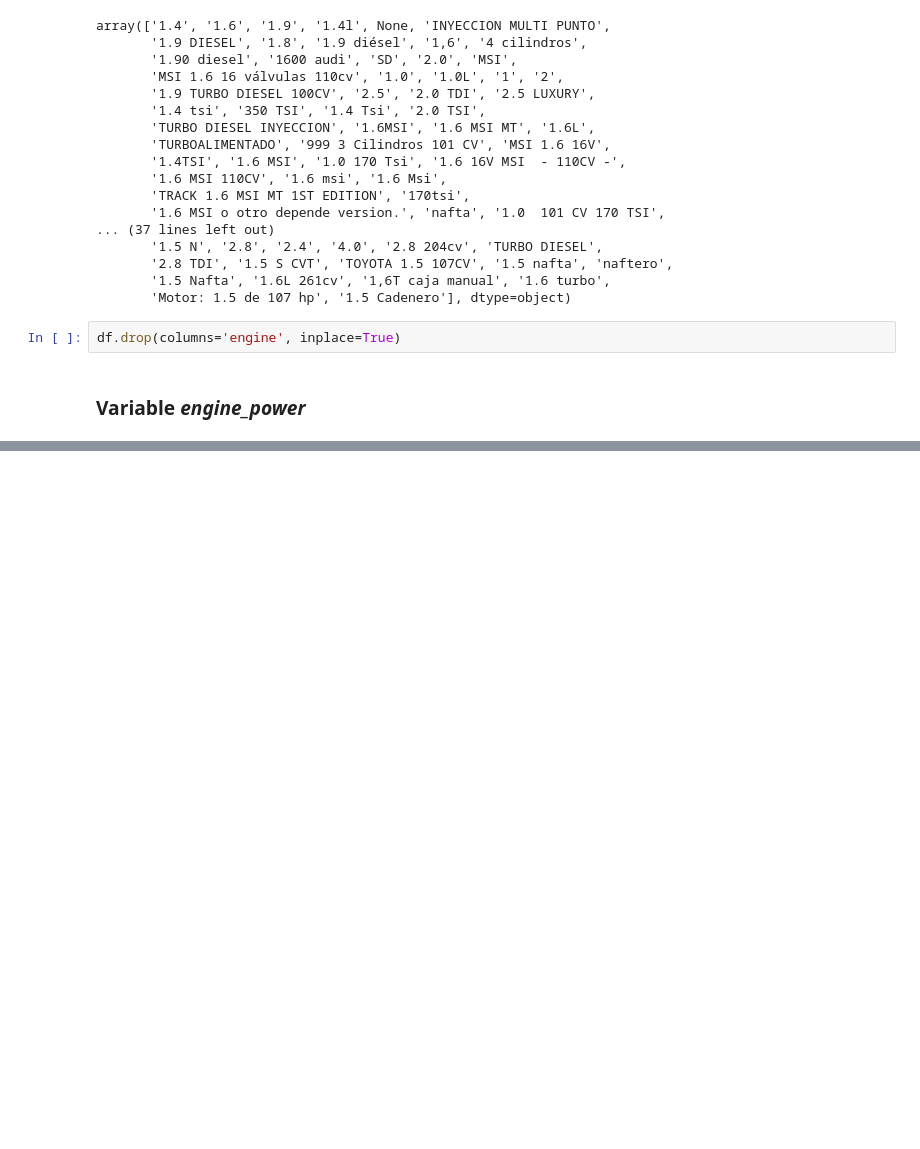
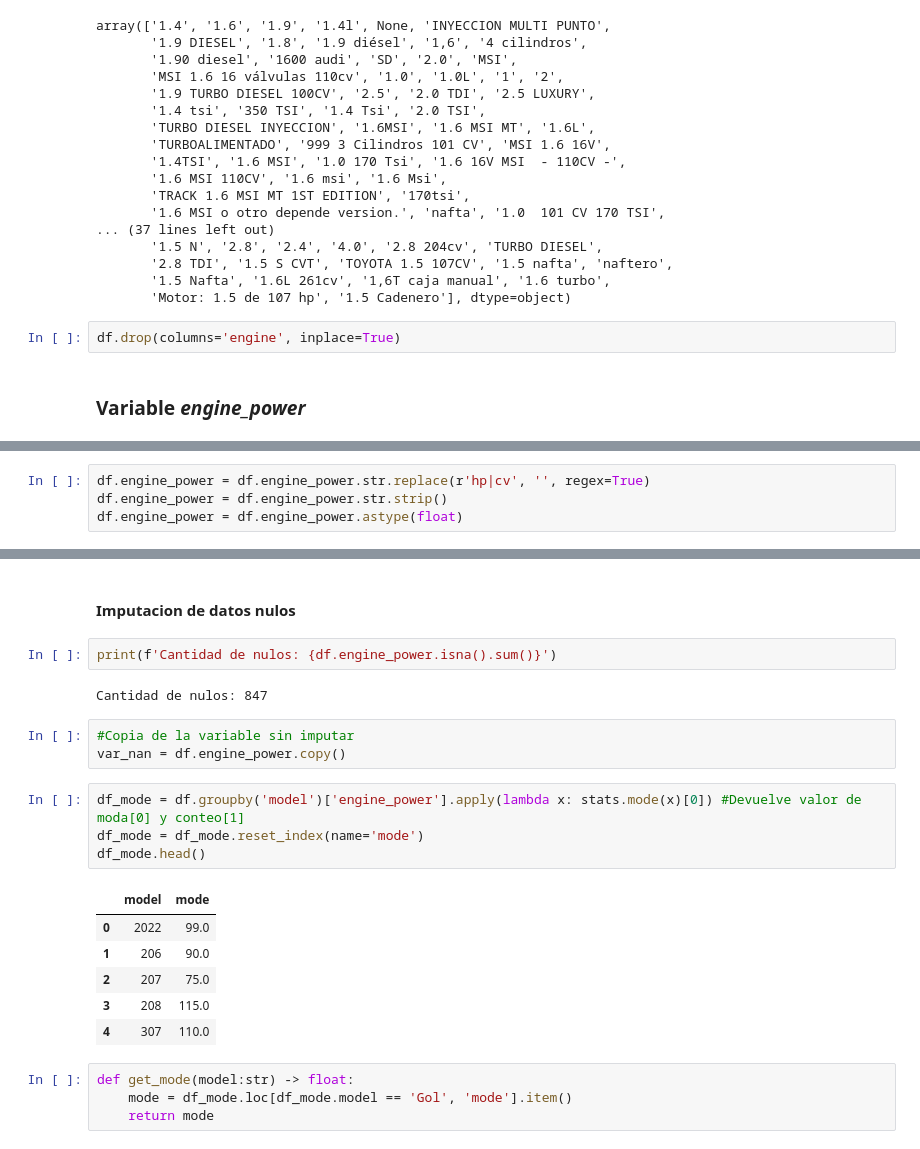
Before and after one commit to arielRas/UsedCarPricePredict-MercadoLibre, a Jupyter notebook: CarPricePredict.ipynb, the cells around one changed output, grey strips where cells are left out. Saved outputs shown, nothing was run; the diff lists cells and outputs as text; blank space fills up the shorter version.

```diff
--- a/CarPricePredict.ipynb
+++ b/CarPricePredict.ipynb
@@ -141,0 +165,4 @@ df.drop(columns='engine', inplace=True)
+# %%
+df.engine_power = df.engine_power.str.replace(r'hp|cv', '', regex=True)
+df.engine_power = df.engine_power.str.strip()
+df.engine_power = df.engine_power.astype(float)
@@ -141,0 +181,24 @@ df.drop(columns='engine', inplace=True)
+# %% [markdown]
+#### Imputacion de datos nulos
+# %%
+print(f'Cantidad de nulos: {df.engine_power.isna().sum()}')
+# %% [output]
+Cantidad de nulos: 847
+# %%
+#Copia de la variable sin imputar
+var_nan = df.engine_power.copy()
+# %%
+df_mode = df.groupby('model')['engine_power'].apply(lambda x: stats.mode(x)[0]) #Devuelve valor de moda[0] y conteo[1]
+df_mode = df_mode.reset_index(name='mode')
+df_mode.head()
+# %% [output]
+|  | model | mode |
+| 0 | 2022 | 99.0 |
+| 1 | 206 | 90.0 |
+| 2 | 207 | 75.0 |
+| 3 | 208 | 115.0 |
+| 4 | 307 | 110.0 |
+# %%
+def get_mode(model:str) -> float:
+    mode = df_mode.loc[df_mode.model == 'Gol', 'mode'].item()
+    return mode
```
Also changed, not shown: parts of 8 cells of this notebook.
